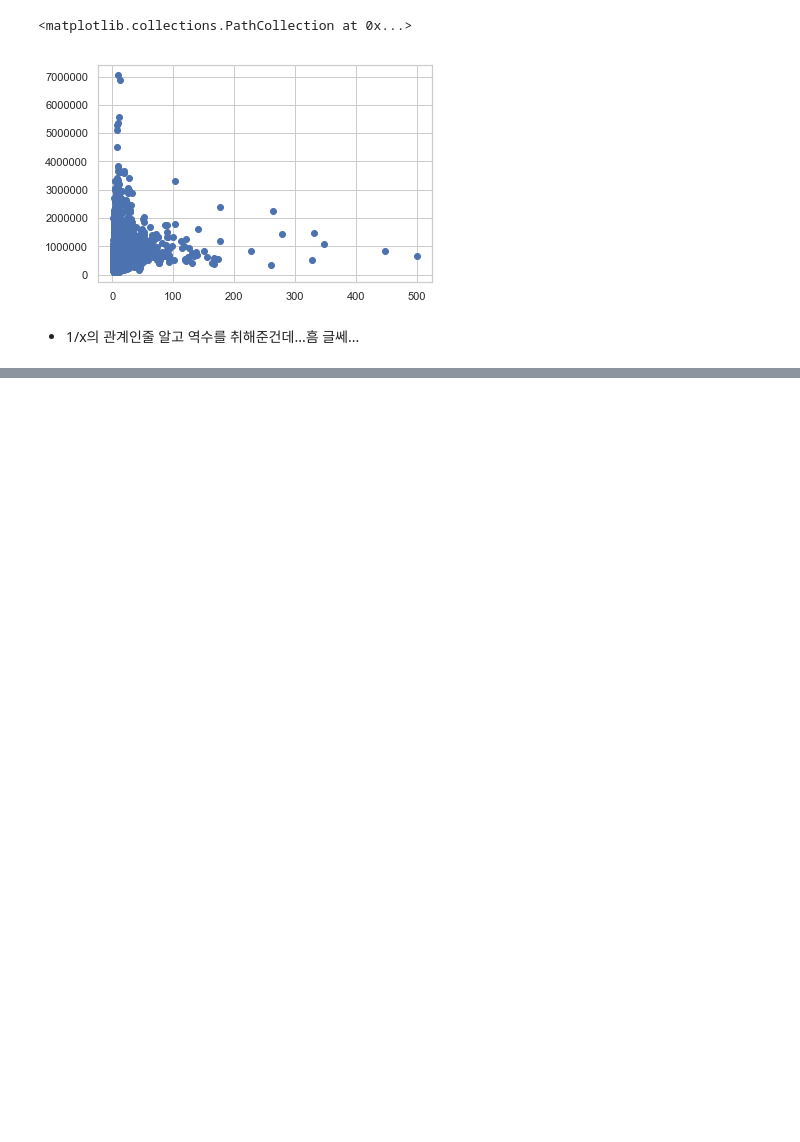
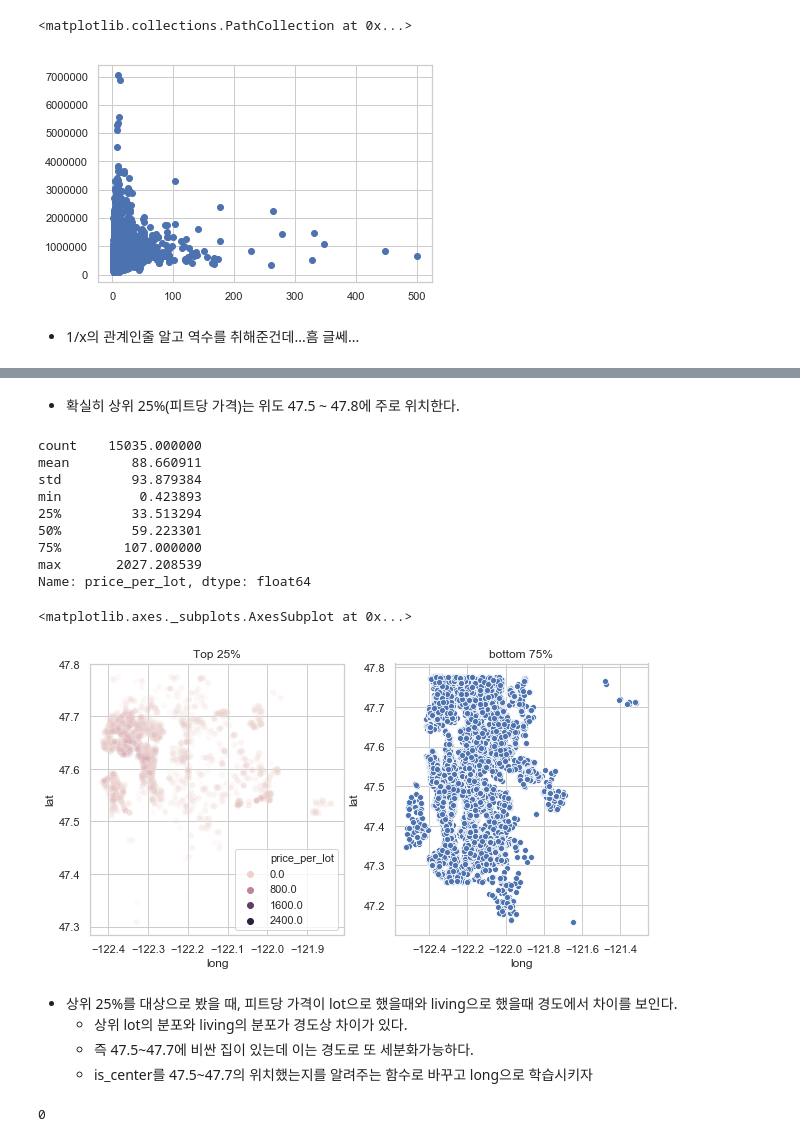
Before and after one commit to Junhojuno/everyday-kaggle, a Jupyter notebook: houseprice_prediction/code/Lets-EDA-it.ipynb, the cells around one changed output, grey strips where cells are left out. Saved outputs shown, nothing was run; the diff lists cells and outputs as text; code cells hidden in the pictures; blank space fills up the shorter version.

```diff
--- a/houseprice_prediction/code/Lets-EDA-it.ipynb
+++ b/houseprice_prediction/code/Lets-EDA-it.ipynb
@@ -1289,0 +1310,33 @@ def most_expensive_region(train):
+# %% [markdown]
+- 확실히 상위 25%(피트당 가격)는 위도 47.5 ~ 47.8에 주로 위치한다.
+# %%
+df_train['price_per_lot'] = df_train['price'] / df_train['sqft_lot']
+print(df_train['price_per_lot'].describe())
+plt.figure(figsize=(10,5))
+plt.subplot(1,2,1)
+plt.title("Top 25%")
+sns.scatterplot(x='long', y='lat', data=df_train[df_train['price_per_lot'] >= 107.],  hue='price_per_lot', alpha=0.1)
+plt.subplot(1,2,2)
+plt.title("bottom 75%")
+sns.scatterplot(x='long', y='lat', data=df_train[df_train['price_per_lot'] < 107.])
+# %% [output]
+count    15035.000000
+mean        88.660911
+std         93.879384
+min          0.423893
+25%         33.513294
+50%         59.223301
+75%        107.000000
+max       2027.208539
+Name: price_per_lot, dtype: float64
+<matplotlib.axes._subplots.AxesSubplot at 0x...>
+[figure, added]
+# %% [markdown]
+- 상위 25%를 대상으로 봤을 때, 피트당 가격이 lot으로 했을때와 living으로 했을때 경도에서 차이를 보인다.
+    - 상위 lot의 분포와 living의 분포가 경도상 차이가 있다.
+    - 즉 47.5~47.7에 비싼 집이 있는데 이는 경도로 또 세분화가능하다.
+    - is_center를 47.5~47.7의 위치했는지를 알려주는 함수로 바꾸고 long으로 학습시키자
+# %%
+sum(df_train['sqft_living'] != (df_train['sqft_above'] + df_train['sqft_basement']))
+# %% [output]
+0
```
Also changed, not shown: parts of 35 cells of this notebook.
